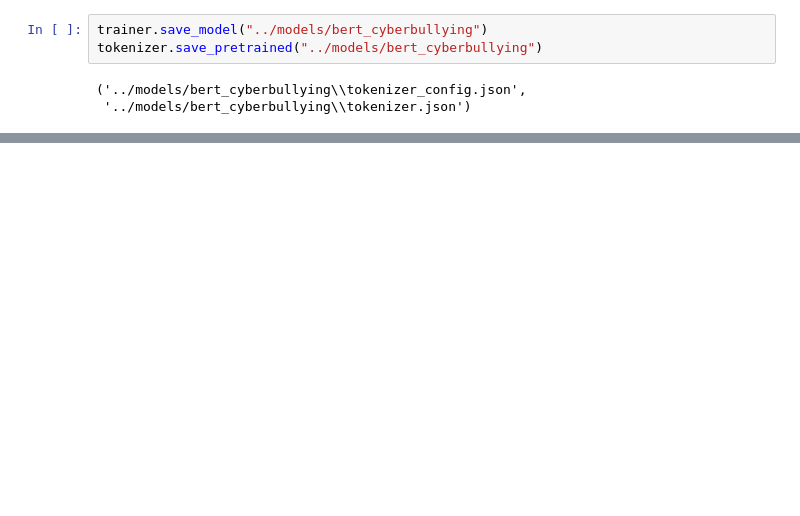
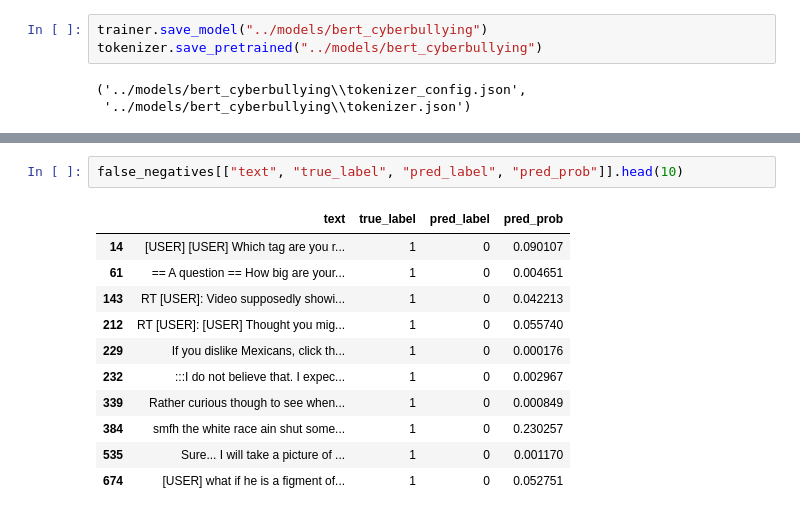
Before and after one commit to otuemre/AdvancedCyberbullyingDetection, a Jupyter notebook: notebooks/AdvancedCyberbullyingDetection.ipynb, the cells around one changed output, grey strips where cells are left out. Cells and saved outputs as stored; diff of their text form; blank space fills up the shorter version.

```diff
--- a/notebooks/AdvancedCyberbullyingDetection.ipynb
+++ b/notebooks/AdvancedCyberbullyingDetection.ipynb
@@ -796,0 +1181,14 @@ tokenizer.save_pretrained("../models/bert_cyberbullying")
+# %%
+false_negatives[["text", "true_label", "pred_label", "pred_prob"]].head(10)
+# %% [output]
+|  | text | true_label | pred_label | pred_prob |
+| 14 | [USER] [USER] Which tag are you r... | 1 | 0 | 0.090107 |
+| 61 | == A question == How big are your... | 1 | 0 | 0.004651 |
+| 143 | RT [USER]: Video supposedly showi... | 1 | 0 | 0.042213 |
+| 212 | RT [USER]: [USER] Thought you mig... | 1 | 0 | 0.055740 |
+| 229 | If you dislike Mexicans, click th... | 1 | 0 | 0.000176 |
+| 232 | :::I do not believe that. I expec... | 1 | 0 | 0.002967 |
+| 339 | Rather curious though to see when... | 1 | 0 | 0.000849 |
+| 384 | smfh the white race ain shut some... | 1 | 0 | 0.230257 |
+| 535 | Sure... I will take a picture of ... | 1 | 0 | 0.001170 |
+| 674 | [USER] what if he is a figment of... | 1 | 0 | 0.052751 |
```
Also changed, not shown: parts of 45 cells of this notebook.
